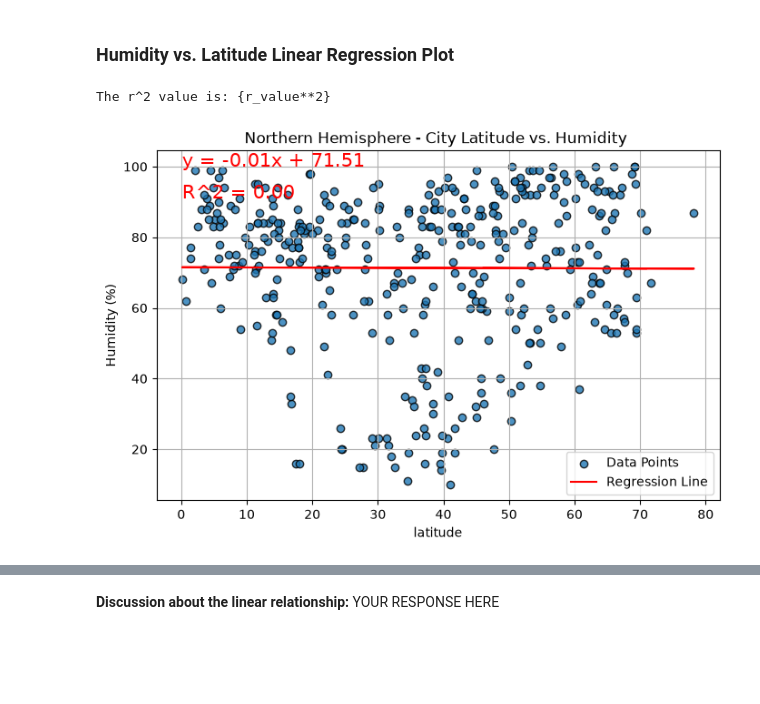
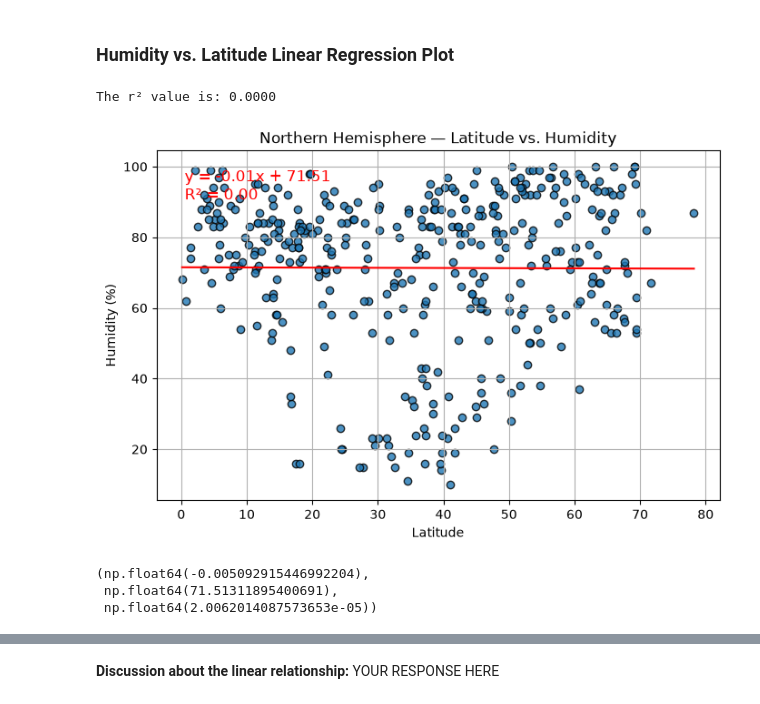
Before and after one commit to a1990alpalo/python-api-challenge-2023, a Jupyter notebook: WeatherPy.ipynb, the cells around one changed output, grey strips where cells are left out. Drawn from its saved outputs; the diff is of its cells as text; code cells hidden in the pictures; blank space fills up the shorter version.

Commit message:
Complete reusable WeatherPy regression analysis

```diff
--- a/WeatherPy.ipynb
+++ b/WeatherPy.ipynb
@@ -415,52 +415,3 @@ The r² value is: 0.5718
  np.float64(0.5718444832177901))
 # %% [markdown]
 ### Humidity vs. Latitude Linear Regression Plot
-# %%
-# Northern Hemisphere
-city_data_df = pd.DataFrame(city_data)
-
-#Create a DataFrame with the Northern Hemisphere data (Latitude >=0)
-northern_hemi_df = city_data_df[city_data_df["Lat"] >=0]
-
-#Extract the variables
-x_values = northern_hemi_df["Lat"]
-y_values = northern_hemi_df["Humidity"]
-
-#Perform linear regression
-slope, intercept, r_value, p_value, std_err, = linregress(x_values, y_values)
-
-#Create regression line values
-regress_values = x_values * slope + intercept
-line_eq = f'y = {slope:.2f}x + {intercept:.2f}'
-
-#Output the R-squared value
-print("The r^2 value is: {r_value**2}")
-
-#Build the scatter plot
-plt.figure(figsize=(8,5))
-plt.scatter(x_values, y_values, edgecolors="black", alpha=0.80, label="Data Points")
-
-#Plot the regression line
-plt.plot(x_values,regress_values, "r-", label="Regression Line")
-
-#Incorporate the other graph properties
-plt.xlabel("latitude")
-plt.ylabel("Humidity (%)")
-plt.title("Northern Hemisphere - City Latitude vs. Humidity ")
-plt.grid(True)
-
-#Add line equation and r-squared value to the plot
-plt.annotate(line_eq, (min(x_values), max(y_values)), fontsize=15, color="red")
-plt.annotate(f"R^2 = {r_value**2:.2f}", (min(x_values), max(y_values) - (max(y_values) - min(y_values)) * 0.1), fontsize=15, color="red")
-
-#Add legend
-plt.legend()
-
-#Save the figure
-plt.savefig("Lat_vs_Humidity.png")
-
-#Show plot
-plt.show()
-# %% [output]
-The r^2 value is: {r_value**2}
-[figure, removed]
@@ -469,0 +418,16 @@ The r^2 value is: {r_value**2}
+# %%
+# Northern Hemisphere
+create_linear_regression_plot(
+    northern_hemi_df,
+    "Lat",
+    "Humidity",
+    "Northern Hemisphere — Latitude vs. Humidity",
+    "Humidity (%)",
+    "northern_humidity_regression.png",
+)
+# %% [output]
+The r² value is: 0.0000
+[figure, added]
+(np.float64(-0.005092915446992204),
+ np.float64(71.51311895400691),
+ np.float64(2.0062014087573653e-05))
```
Also changed, not shown: parts of 10 cells of this notebook, 6 other files.
